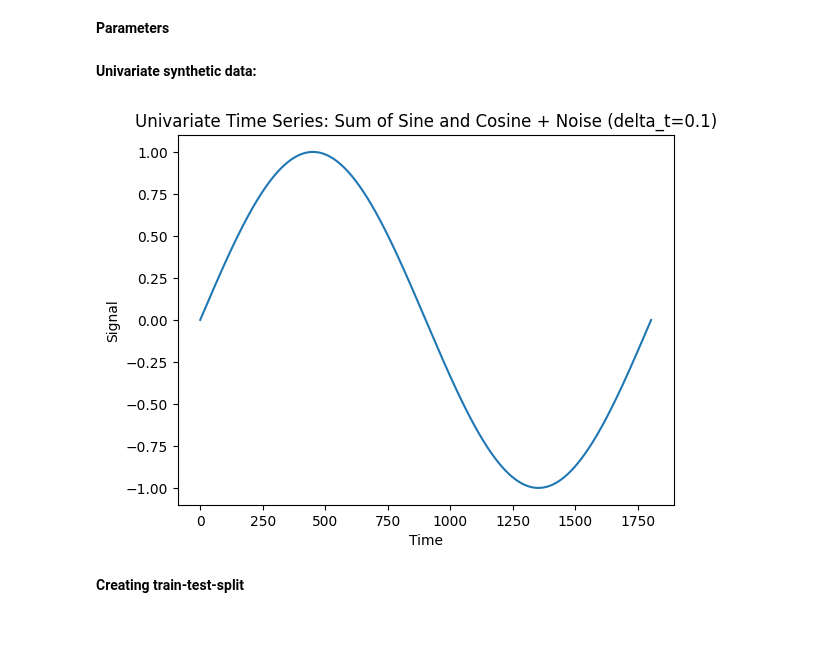
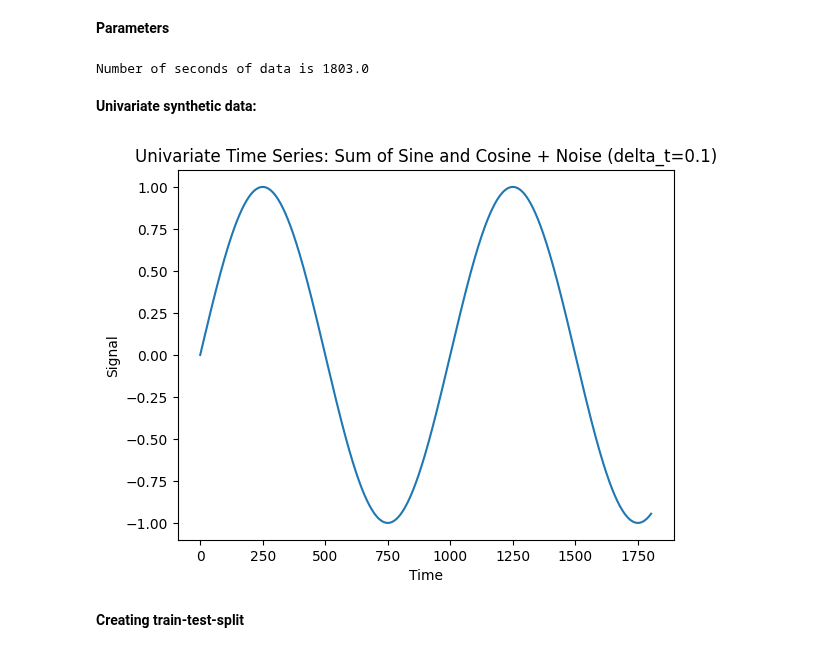
Before and after one commit to ArnavTapadia/emili_TimeSeriesPredictor, a Jupyter notebook: time_series_predictor/Models/Model_Comparison.ipynb, the cells around one changed output. Saved outputs shown, nothing was run; the diff lists cells and outputs as text; code cells hidden in the pictures.

```diff
--- a/time_series_predictor/Models/Model_Comparison.ipynb
+++ b/time_series_predictor/Models/Model_Comparison.ipynb
@@ -31,34 +34,41 @@ import tensorflow.keras.backend as K
 **Parameters**
 # %%
 delta_t = 0.1
+synthetic_frequency = 10
 lookback = 600
 forecast = 1
 stride = lookback + forecast #so no overlap
 
 nSamples = 30
 noise_lvl = 0.0
+
+print(f'Number of seconds of data is {delta_t*(lookback+forecast)*nSamples}')
+# %% [output]
+Number of seconds of data is 1803.0
 # %% [markdown]
 **Univariate synthetic data:**
 # %%
 
-def gen_univariate_synthetic_data(timesteps, delta_t, noise_level = 0.1):
+def gen_univariate_synthetic_data(timesteps, delta_t, frequency=0.001, noise_level=0.1):
     t = np.linspace(0, (timesteps-1)*delta_t, timesteps)
 
-    signal = np.sin(2*np.pi/(0.1*timesteps)*t)#np.sin(2*np.pi/(0.1*timesteps)*t) + np.sin(10*np.pi/(0.1*timesteps)*t-5/(0.1*timesteps))*np.cos(10/(0.1*timesteps)*t)
+    # Generate sine wave based on frequency, where `frequency` is in Hz
+    signal = np.sin(2 * np.pi * frequency * t)
 
+    # Add noise to the signal
     noise = np.random.normal(0, noise_level, timesteps)
 
     return t, signal + noise
 
 t,univariate_data = gen_univariate_synthetic_data(timesteps = (lookback+forecast)*nSamples, delta_t=delta_t, noise_level=noise_lvl)
 
 plt.plot(t, univariate_data)
 plt.title(f"Univariate Time Series: Sum of Sine and Cosine + Noise (delta_t={delta_t})")
 plt.xlabel("Time")
 plt.ylabel("Signal")
 plt.show()
 # %% [output]
-[figure, old version]
+[figure, new version]
 # %% [markdown]
 **Creating train-test-split**
 # %%
```
Also changed, not shown: parts of 7 cells of this notebook.
